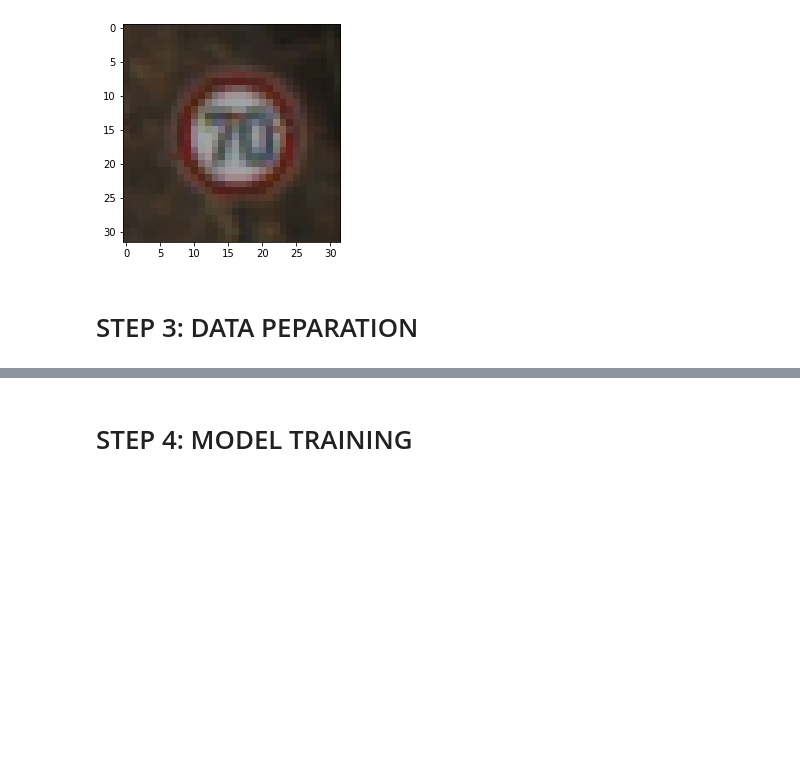
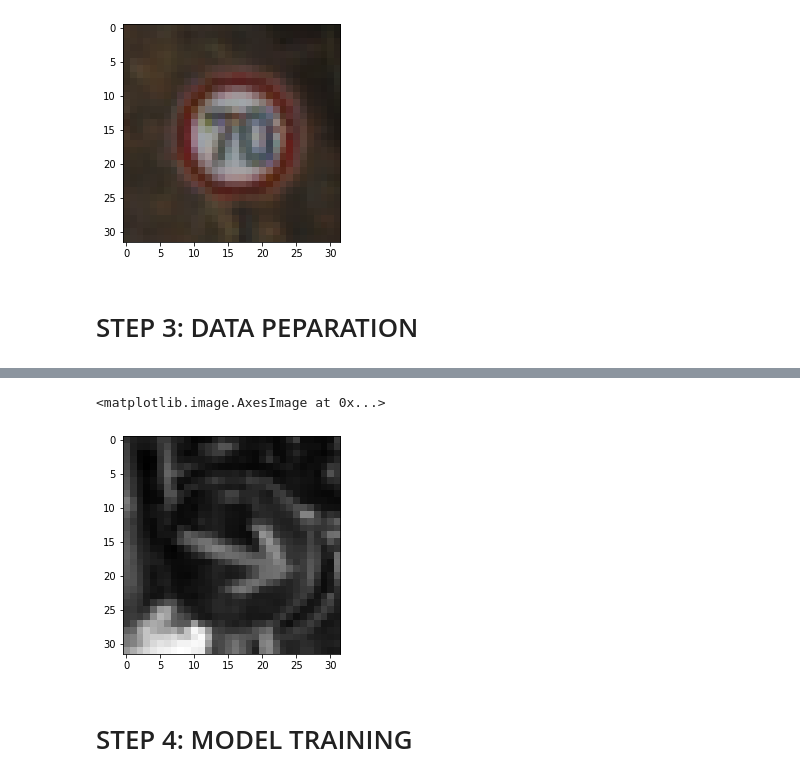
Before and after one commit to jainharsh21/Traffic-Sign-Classifier, a Jupyter notebook: traffic_sign_classifier.ipynb, the cells around one changed output, grey strips where cells are left out. Cells and saved outputs as stored; diff of their text form; code cells hidden in the pictures; blank space fills up the shorter version.

```diff
--- a/traffic_sign_classifier.ipynb
+++ b/traffic_sign_classifier.ipynb
@@ -95,0 +99,4 @@ y_validation[i]
+# %%
+X_train_gray = np.sum(X_train/3,axis=3, keepdims=True)
+X_test_gray = np.sum(X_test/3,axis=3, keepdims=True)
+X_validation_gray = np.sum(X_validation/3,axis=3, keepdims=True)
@@ -95,0 +117,4 @@ y_validation[i]
+# %%
+X_train_gray_norm = (X_train_gray-128)/128
+X_test_gray_norm = (X_test_gray-128)/128
+X_validation_gray_norm = (X_validation_gray-128)/128
@@ -96,3 +141,9 @@ y_validation[i]
+# %%
+i = 619
+plt.imshow(X_test_gray_norm[i].squeeze(),cmap='gray')
+# %% [output]
+<matplotlib.image.AxesImage at 0x...>
+[figure, added]
 # %% [markdown]
 # STEP 4: MODEL TRAINING
 # %% [markdown]
```
Also changed, not shown: parts of 6 cells of this notebook.
